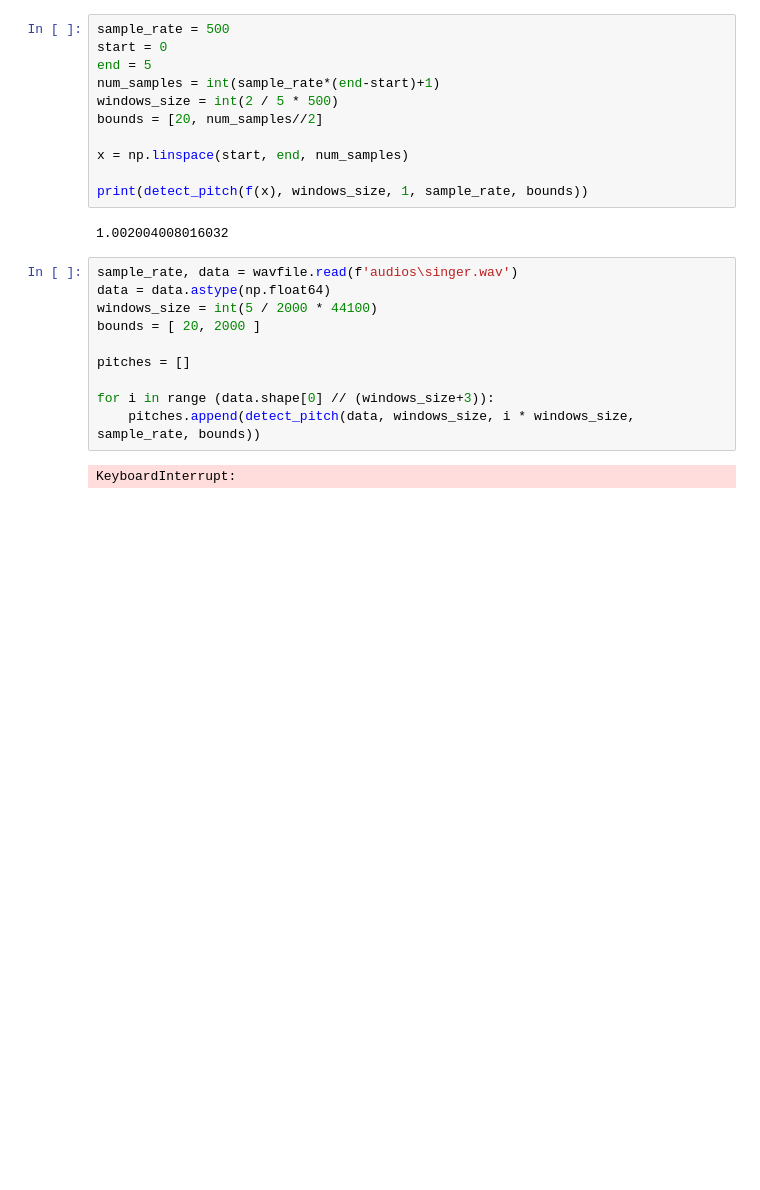
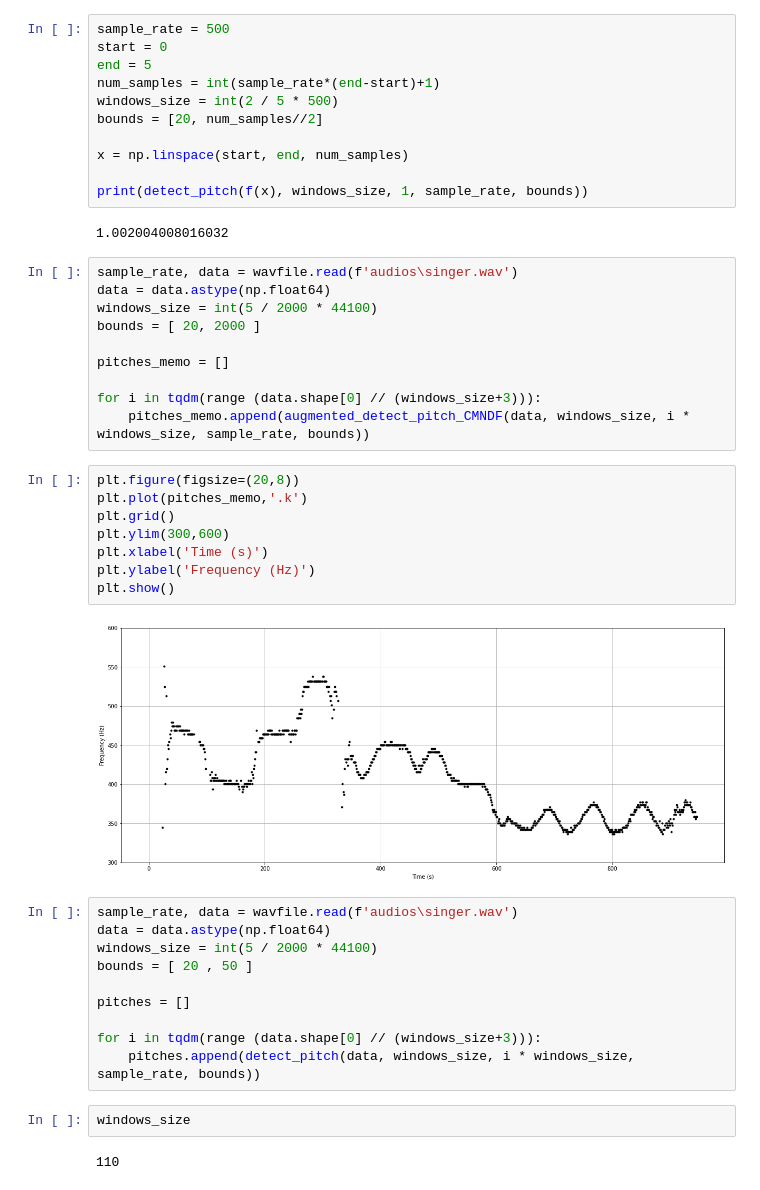
Before and after one commit to PabloSML/Pitch-Tracking, a Jupyter notebook: Notebooks/yin.ipynb, the cells around one changed output. Drawn from its saved outputs; the diff is of its cells as text; blank space fills up the shorter version.

Commit message:
memo works

```diff
--- a/Notebooks/yin.ipynb
+++ b/Notebooks/yin.ipynb
@@ -80,15 +82,37 @@ x = np.linspace(start, end, num_samples)
 print(detect_pitch(f(x), windows_size, 1, sample_rate, bounds))
 # %% [output]
 1.002004008016032
+# %%
+sample_rate, data = wavfile.read(f'audios\singer.wav')
+data = data.astype(np.float64)
+windows_size = int(5 / 2000 * 44100)
+bounds = [ 20, 2000 ]
+
+pitches_memo = []
+
+for i in tqdm(range (data.shape[0] // (windows_size+3))):
+    pitches_memo.append(augmented_detect_pitch_CMNDF(data, windows_size, i * windows_size, sample_rate, bounds))
+# %%
+plt.figure(figsize=(20,8))
+plt.plot(pitches_memo,'.k')
+plt.grid()
+plt.ylim(300,600)
+plt.xlabel('Time (s)')
+plt.ylabel('Frequency (Hz)')
+plt.show()
+# %% [output]
+[figure, added]
 # %%
 sample_rate, data = wavfile.read(f'audios\singer.wav')
 data = data.astype(np.float64)
 windows_size = int(5 / 2000 * 44100)
-bounds = [ 20, 2000 ]
+bounds = [ 20 , 50 ]
 
 pitches = []
 
-for i in range (data.shape[0] // (windows_size+3)):
+for i in tqdm(range (data.shape[0] // (windows_size+3))):
     pitches.append(detect_pitch(data, windows_size, i * windows_size, sample_rate, bounds))
-# %% [output]
-KeyboardInterrupt:
+# %%
+windows_size
+# %% [output]
+110
```
Also changed, not shown: parts of 2 cells of this notebook.
